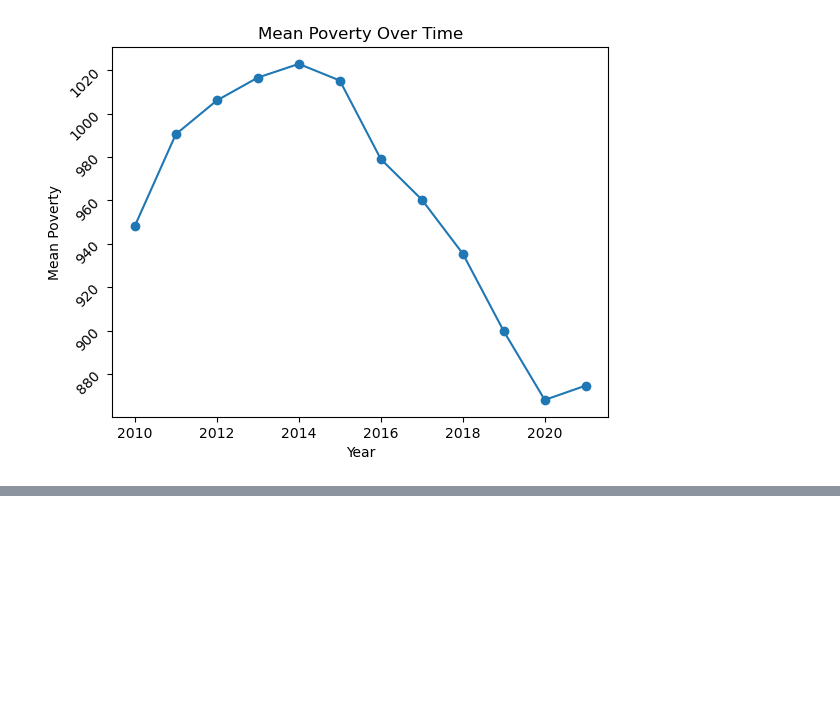
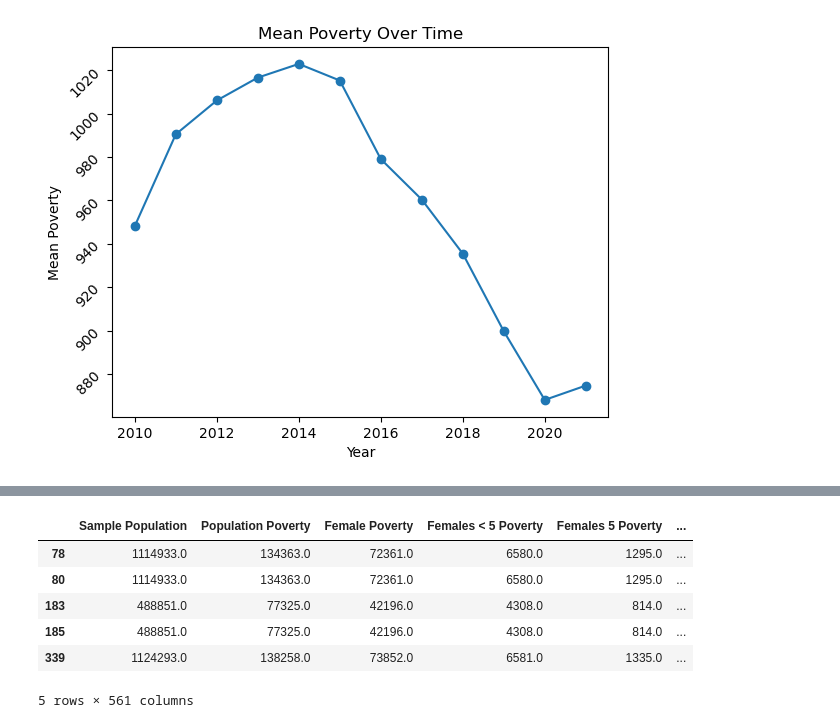
Before and after one commit to sesomluap/personal-fitness-analyst, a Jupyter notebook: Analysis.ipynb, the cells around one changed output, grey strips where cells are left out. Cells and saved outputs as stored; diff of their text form; code cells hidden in the pictures; blank space fills up the shorter version.

```diff
--- a/Analysis.ipynb
+++ b/Analysis.ipynb
@@ -158,0 +251,23 @@ plt.show()
+# %%
+# Find the common years
+common_years = set(poverty_df['Year']).intersection(lead_df['year'])
+
+# Filter both DataFrames to include only the common years
+filtered_poverty_df = poverty_df[poverty_df['Year'].isin(common_years)]
+filtered_lead_df = lead_df[lead_df['year'].isin(common_years)]
+
+# Perform the merge on the filtered DataFrames
+poverty_lead_df = pd.merge(filtered_poverty_df, filtered_lead_df, left_on=['County', 'Year'], right_on=['location', 'year'], how='inner')
+
+poverty_lead_df = poverty_lead_df[poverty_lead_df['unstable'] != True]
+
+# Now you have a DataFrame with data for the common years
+poverty_lead_df.head()
+# %% [output]
+|  | Sample Population | Population Poverty | Female Poverty | Females < 5 Poverty | Females 5 Poverty | ... |
+| 78 | 1114933.0 | 134363.0 | 72361.0 | 6580.0 | 1295.0 | ... |
+| 80 | 1114933.0 | 134363.0 | 72361.0 | 6580.0 | 1295.0 | ... |
+| 183 | 488851.0 | 77325.0 | 42196.0 | 4308.0 | 814.0 | ... |
+| 185 | 488851.0 | 77325.0 | 42196.0 | 4308.0 | 814.0 | ... |
+| 339 | 1124293.0 | 138258.0 | 73852.0 | 6581.0 | 1335.0 | ... |
+5 rows × 561 columns
```
Also changed, not shown: parts of 10 cells of this notebook, 4 other files.
